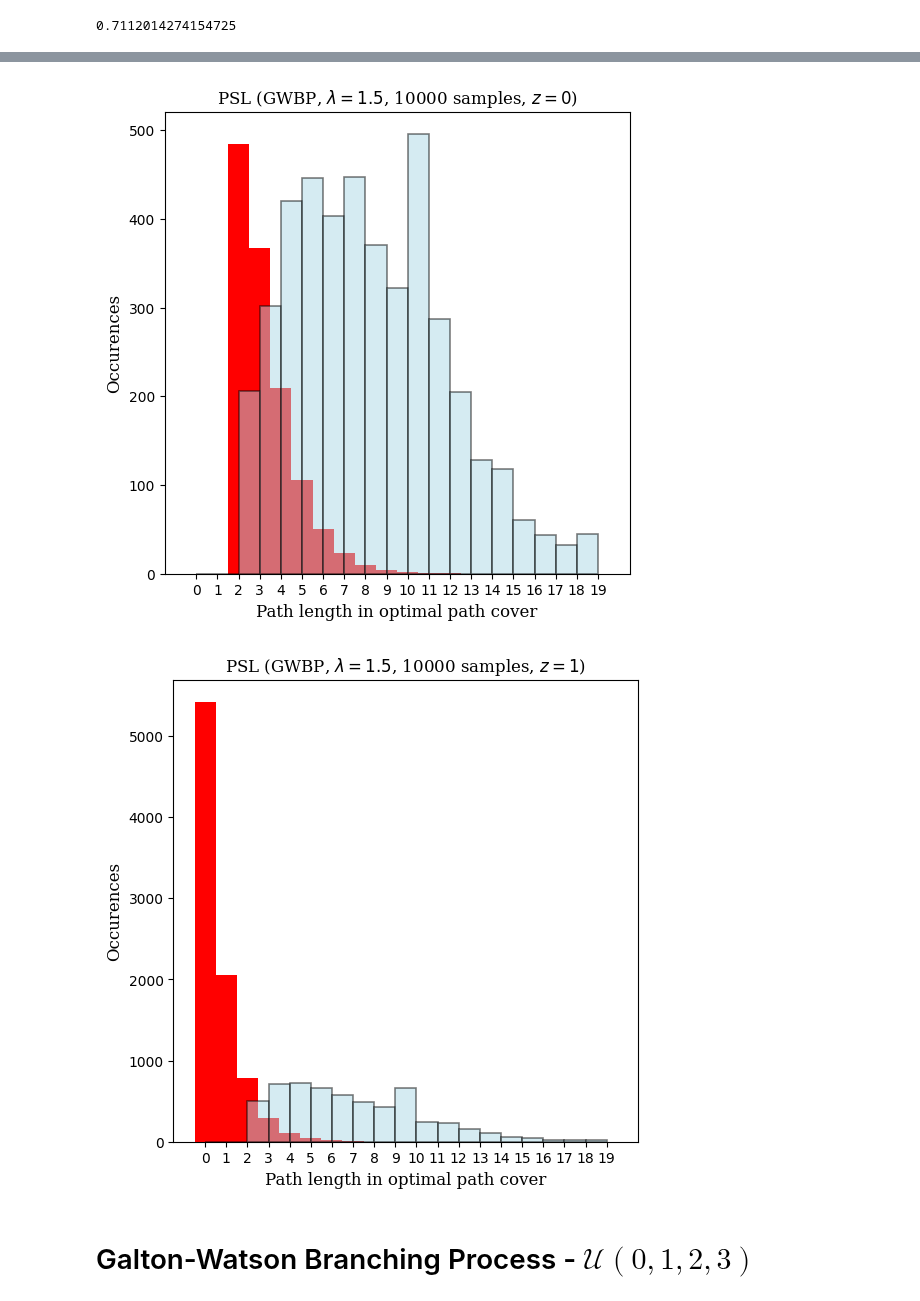
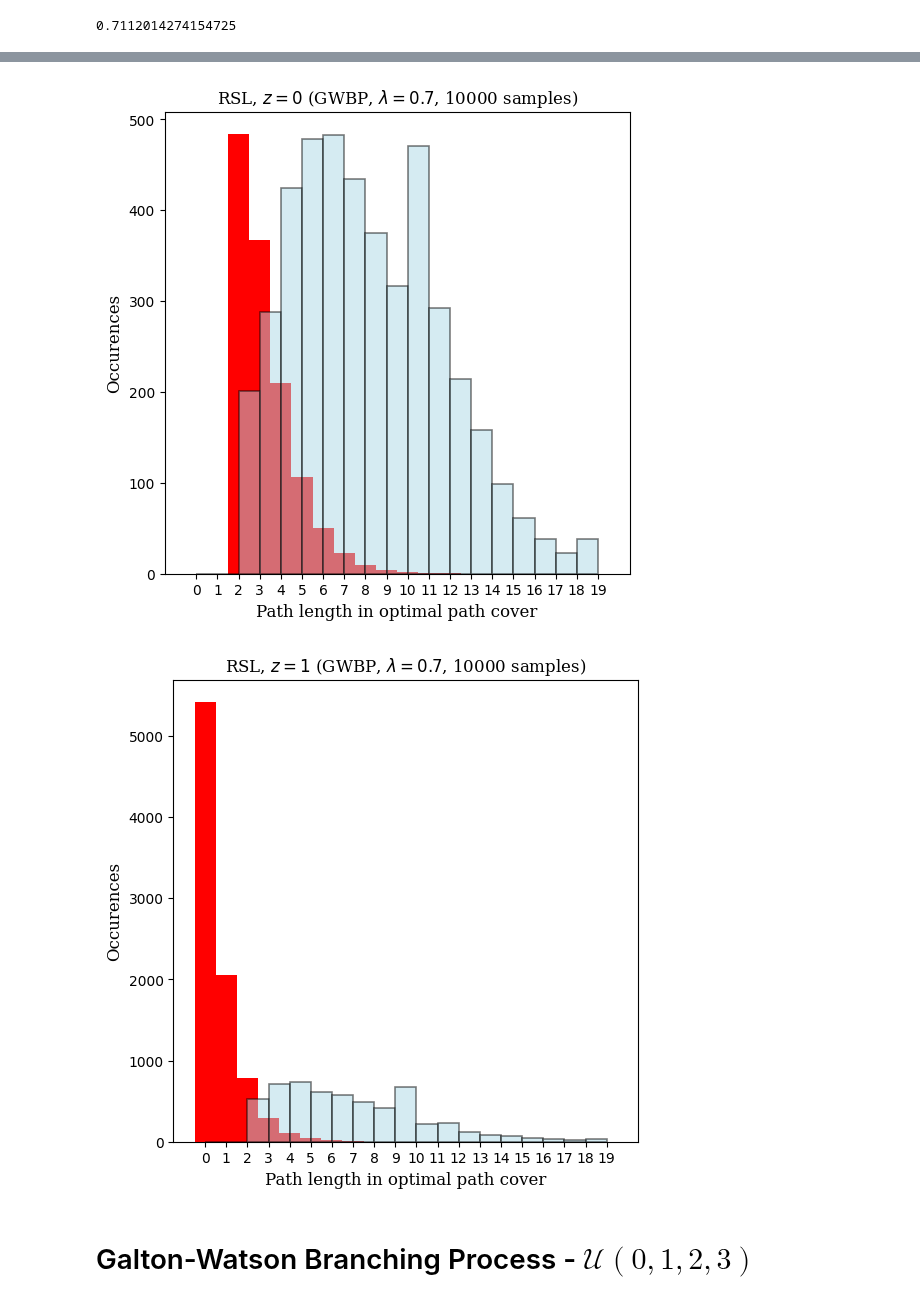
Before and after one commit to JulesGB/MeanFieldLastPassagePercolation, a Jupyter notebook: typical_path_length.ipynb, the cells around one changed output, grey strips where cells are left out. Saved outputs shown, nothing was run; the diff lists cells and outputs as text; code cells hidden in the pictures.

```diff
--- a/typical_path_length.ipynb
+++ b/typical_path_length.ipynb
@@ -230,7 +232,7 @@ solve_p(1.5)
 0.7112014274154725
 # %%
 # Without discarding (matches theoretical value of p better)
-func = lambda: nx.Graph(GWBP(1.5, MAXLEVEL=10))
+func = lambda: nx.Graph(GWBP(LAM, MAXLEVEL=10))
 rsl_z0, rsl_z1 = run_samples(func, sup_crit=False)
 len(rsl_z1) / num_samples
 # %% [output]
@@ -244,8 +252,10 @@ len(rsl_z1) / num_samples
 # %%
-generate_histogram(rsl_z0, compute_L_zero, bins=np.arange(0,20,1), title = f"PSL (GWBP, $\\lambda=1.5$, {num_samples} samples, $z = 0$)")
-generate_histogram(rsl_z1, compute_L_one, bins=np.arange(0,20,1), title= f"PSL (GWBP, $\\lambda=1.5$, {num_samples} samples, $z = 1$)")
+generate_histogram(rsl_z0, compute_L_zero, bins=np.arange(0,20,1),
+                   title = f"RSL, $z = 0$ (GWBP, $\\lambda={LAM}$, {num_samples} samples)")
+generate_histogram(rsl_z1, compute_L_one, bins=np.arange(0,20,1),
+                   title= f"RSL, $z = 1$ (GWBP, $\\lambda={LAM}$, {num_samples} samples)")
 # %% [output]
-[figure, old version]
+[figure, new version]
-[figure, old version]
+[figure, new version]
 # %% [markdown]
 # Galton-Watson Branching Process - $\mathcal{U}(0,1,2,3)$
```
Also changed, not shown: parts of 8 cells of this notebook, 1 other file.
